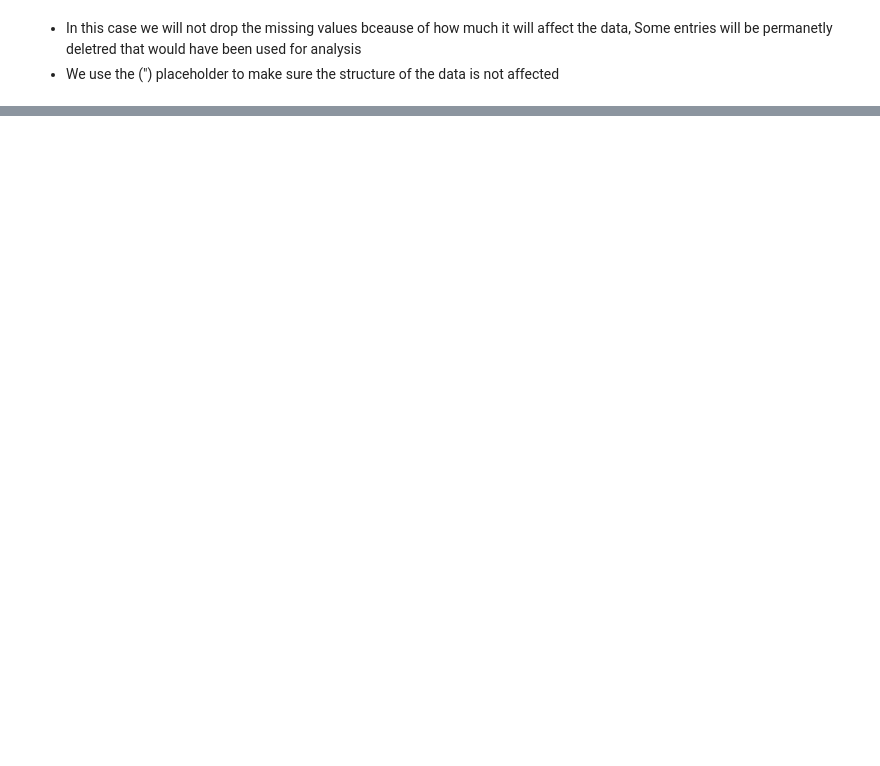
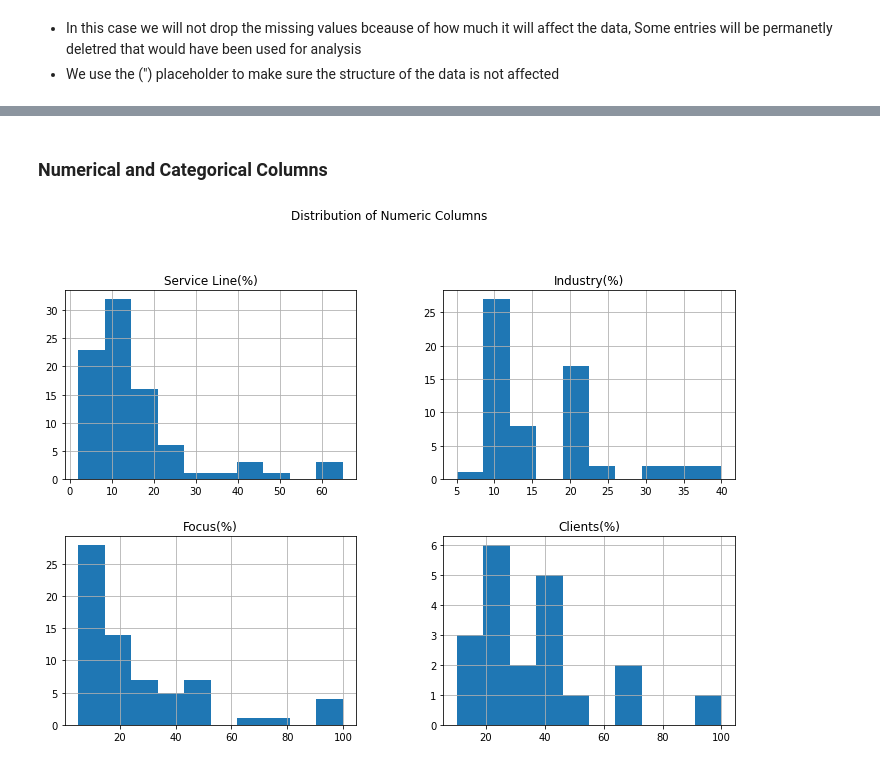
Before and after one commit to Edna722/Market-Analysis, a Jupyter notebook: Market Analysis.ipynb, the cells around one changed output, grey strips where cells are left out. Drawn from its saved outputs; the diff is of its cells as text; code cells hidden in the pictures; blank space fills up the shorter version.

```diff
--- a/Market Analysis.ipynb
+++ b/Market Analysis.ipynb
@@ -182,0 +222,17 @@ data
+# %% [markdown]
+### Numerical and Categorical Columns
+# %%
+
+# Convert columns to numeric data type
+data['Service Line(%)'] = pd.to_numeric(data['Service Line(%)'], errors='coerce')
+data['Industry(%)'] = pd.to_numeric(data['Industry(%)'], errors='coerce')
+data['Focus(%)'] = pd.to_numeric(data['Focus(%)'], errors='coerce')
+data['Clients(%)'] = pd.to_numeric(data['Clients(%)'], errors='coerce')
+# %%
+# Plot distribution of numeric columns
+numeric_cols = ['Service Line(%)', 'Industry(%)','Focus(%)', 'Clients(%)']
+data[numeric_cols].hist(figsize=(12, 8), bins=10)
+plt.suptitle('Distribution of Numeric Columns', y=1.02)
+plt.show()
+# %% [output]
+[figure, added]
```
Also changed, not shown: parts of 40 cells of this notebook.
